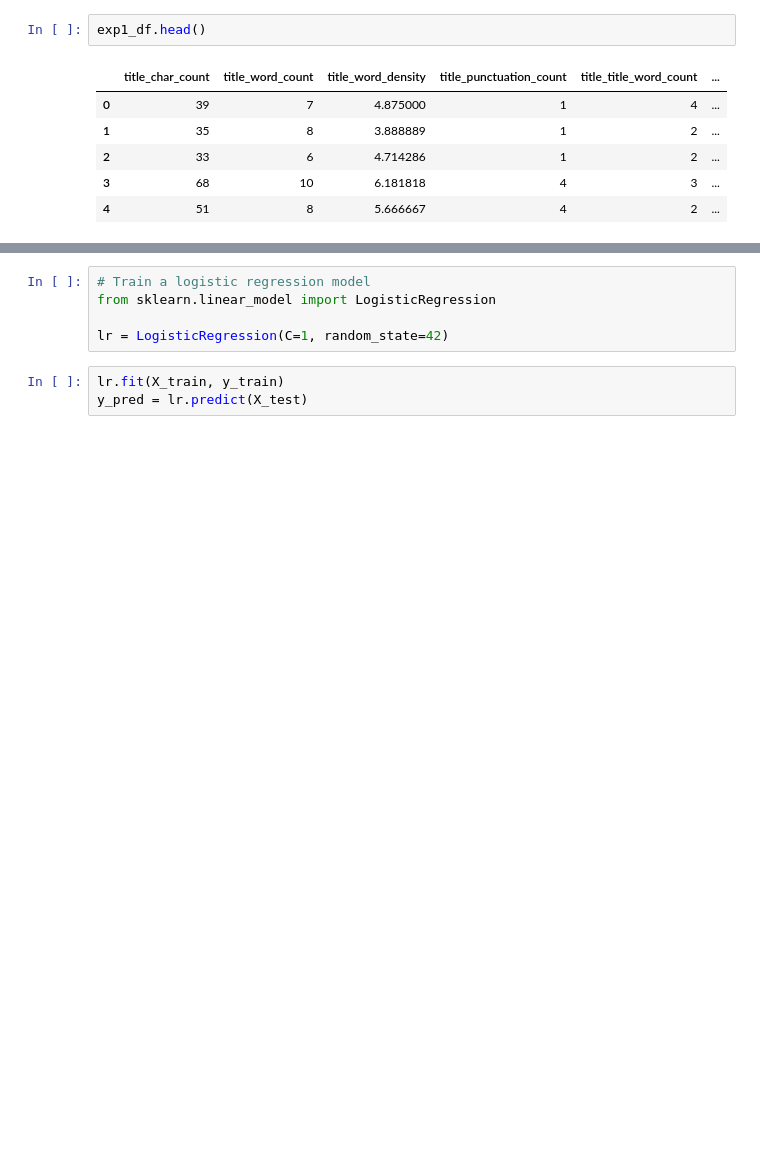
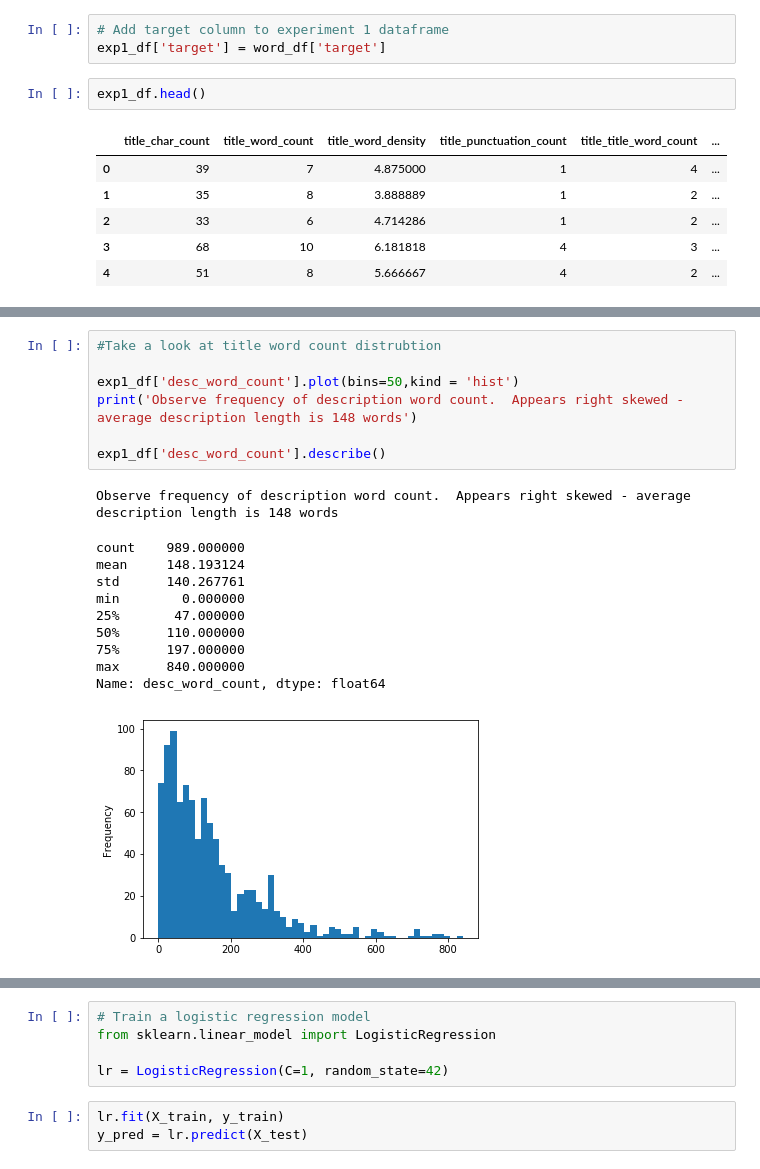
Before and after one commit to addiwei/Springboard, a Jupyter notebook: Capstone1/Youtube_3_Word_Preprocessing_EDA_Modeling.ipynb, the cells around one changed output, grey strips where cells are left out. Saved outputs shown, nothing was run; the diff lists cells and outputs as text; blank space fills up the shorter version.

```diff
--- a/Capstone1/Youtube_3_Word_Preprocessing_EDA_Modeling.ipynb
+++ b/Capstone1/Youtube_3_Word_Preprocessing_EDA_Modeling.ipynb
@@ -100,6 +100,9 @@ exp1_df['tags_word_count'] = word_df['tags'].apply(lambda x: len(x.split()))
 exp1_df['tags_word_density'] = exp1_df['tags_char_count'] / (exp1_df['tags_word_count']+1)
 exp1_df['tags_title_word_count'] = word_df['tags'].apply(lambda x: len([wrd for wrd in x.split() if wrd.istitle()]))
 exp1_df['desc_upper_case_word_count'] = word_df['tags'].apply(lambda x: len([wrd for wrd in x.split() if wrd.isupper()]))
+# %%
+# Add target column to experiment 1 dataframe
+exp1_df['target'] = word_df['target']
 # %%
 exp1_df.head()
 # %% [output]
@@ -111,0 +133,19 @@ exp1_df.head()
+# %%
+#Take a look at title word count distrubtion
+
+exp1_df['desc_word_count'].plot(bins=50,kind = 'hist')
+print('Observe frequency of description word count.  Appears right skewed - average description length is 148 words')
+
+exp1_df['desc_word_count'].describe()
+# %% [output]
+Observe frequency of description word count.  Appears right skewed - average description length is 148 words
+count    989.000000
+mean     148.193124
+std      140.267761
+min        0.000000
+25%       47.000000
+50%      110.000000
+75%      197.000000
+max      840.000000
+Name: desc_word_count, dtype: float64
+[figure, added]
```
Also changed, not shown: parts of 32 cells of this notebook, 1 other file.
